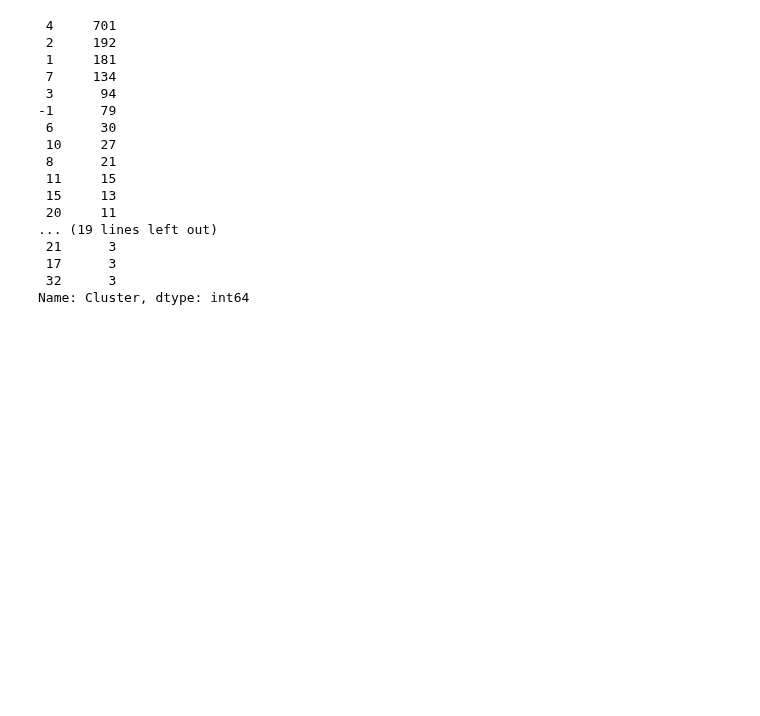
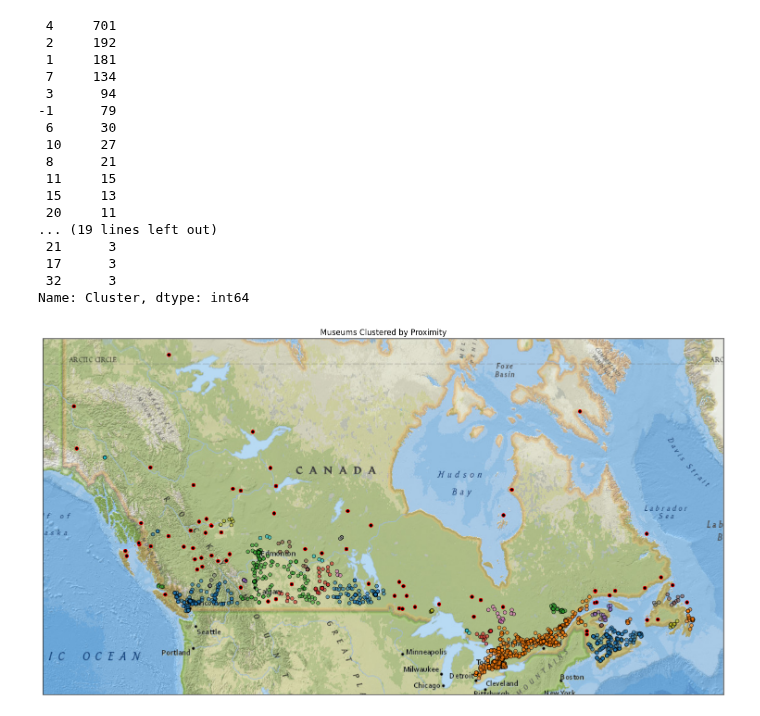
Before and after one commit to Helia-Karisani/DBSCAN-and-HDBSCAN, a Jupyter notebook: DBSCAN-and-HDBSCAN.ipynb, the cells around one changed output. Saved outputs shown, nothing was run; the diff lists cells and outputs as text; code cells hidden in the pictures; blank space fills up the shorter version.

Commit message:
plot clusters on map

```diff
--- a/DBSCAN-and-HDBSCAN.ipynb
+++ b/DBSCAN-and-HDBSCAN.ipynb
@@ -221,3 +221,7 @@ df['Cluster'].value_counts()
  17      3
  32      3
 Name: Cluster, dtype: int64
+# %%
+plot_clustered_locations(df, title='Museums Clustered by Proximity')
+# %% [output]
+[figure, added]
```
